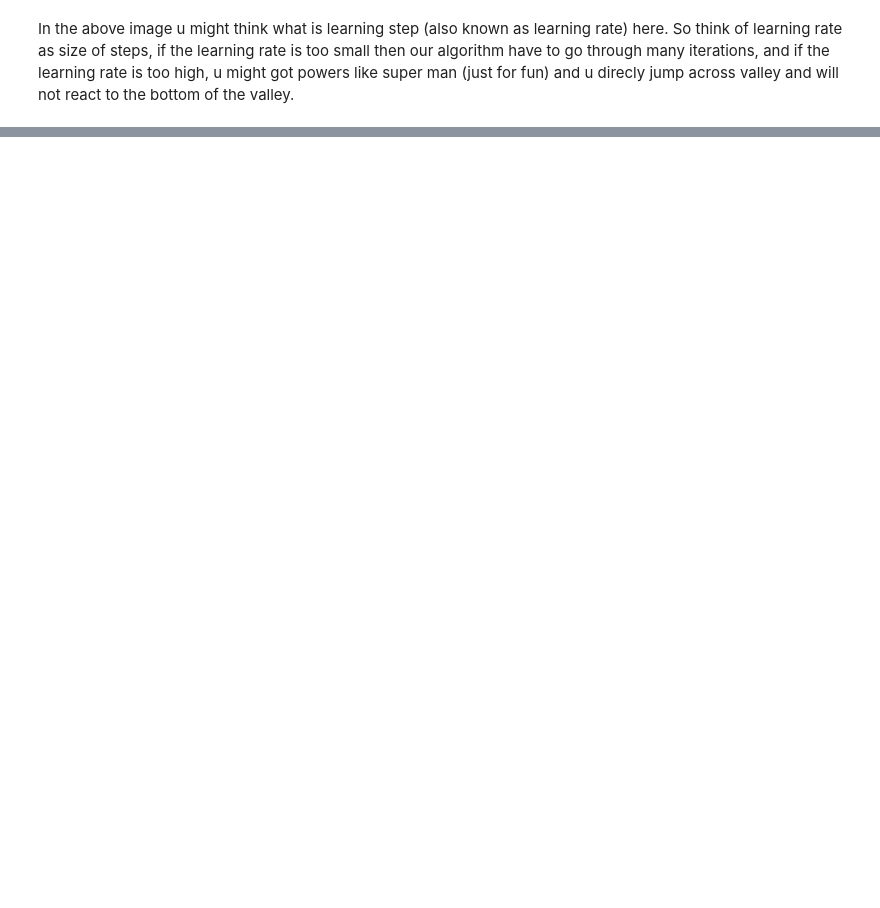
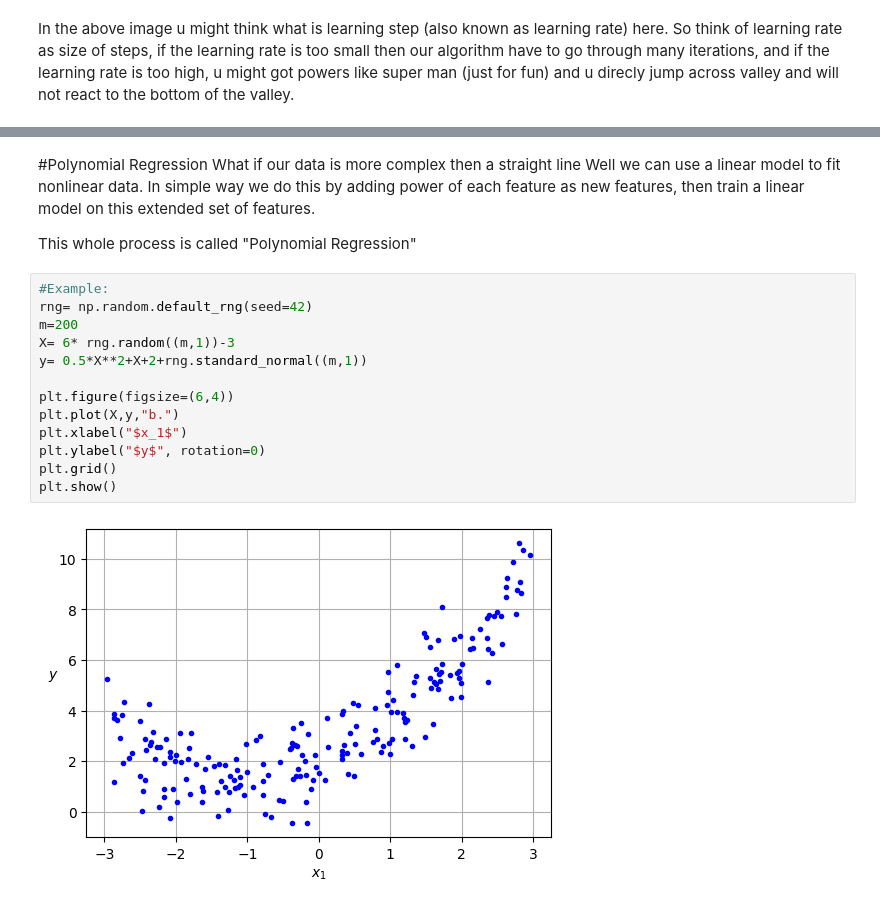
Before and after one commit to HelloSamved/Hands_on_machine_learning, a Jupyter notebook: Chapter4_Training_Models.ipynb, the cells around one changed output, grey strips where cells are left out. Saved outputs shown, nothing was run; the diff lists cells and outputs as text; blank space fills up the shorter version.

```diff
--- a/Chapter4_Training_Models.ipynb
+++ b/Chapter4_Training_Models.ipynb
@@ -77,0 +239,22 @@ So think of learning rate as size of steps, if the learning rate is too small th
+# %% [markdown]
+#Polynomial Regression
+What if our data is more complex then a straight line
+Well we can use a linear model to fit nonlinear data.
+In simple way we do this by adding power of each feature as new features, then train a linear model on this extended set of features.
+
+This whole process is called "Polynomial Regression"
+# %%
+#Example:
+rng= np.random.default_rng(seed=42)
+m=200
+X= 6* rng.random((m,1))-3
+y= 0.5*X**2+X+2+rng.standard_normal((m,1))
+
+plt.figure(figsize=(6,4))
+plt.plot(X,y,"b.")
+plt.xlabel("$x_1$")
+plt.ylabel("$y$", rotation=0)
+plt.grid()
+plt.show()
+# %% [output]
+[figure, added]
```
Also changed, not shown: parts of 23 cells of this notebook.
